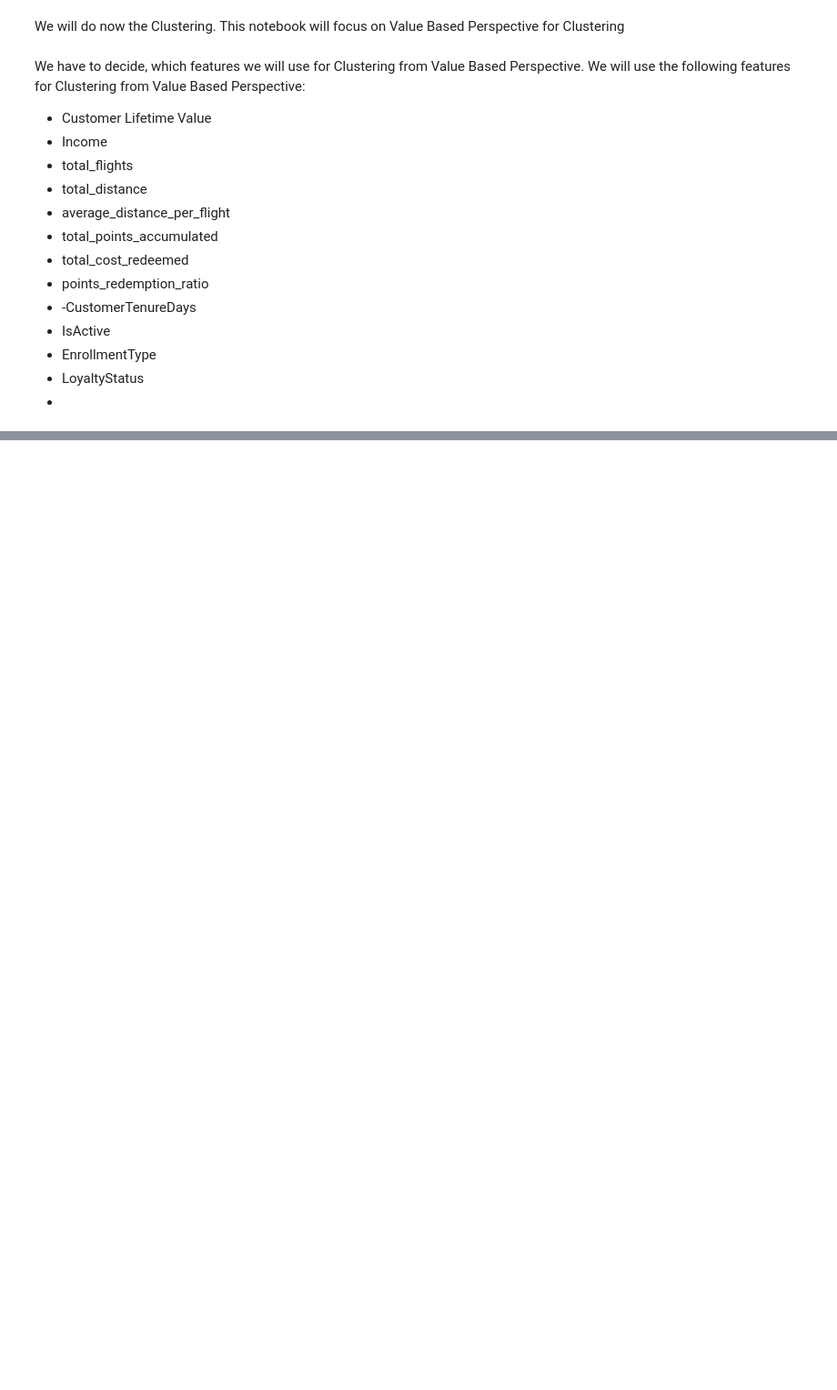
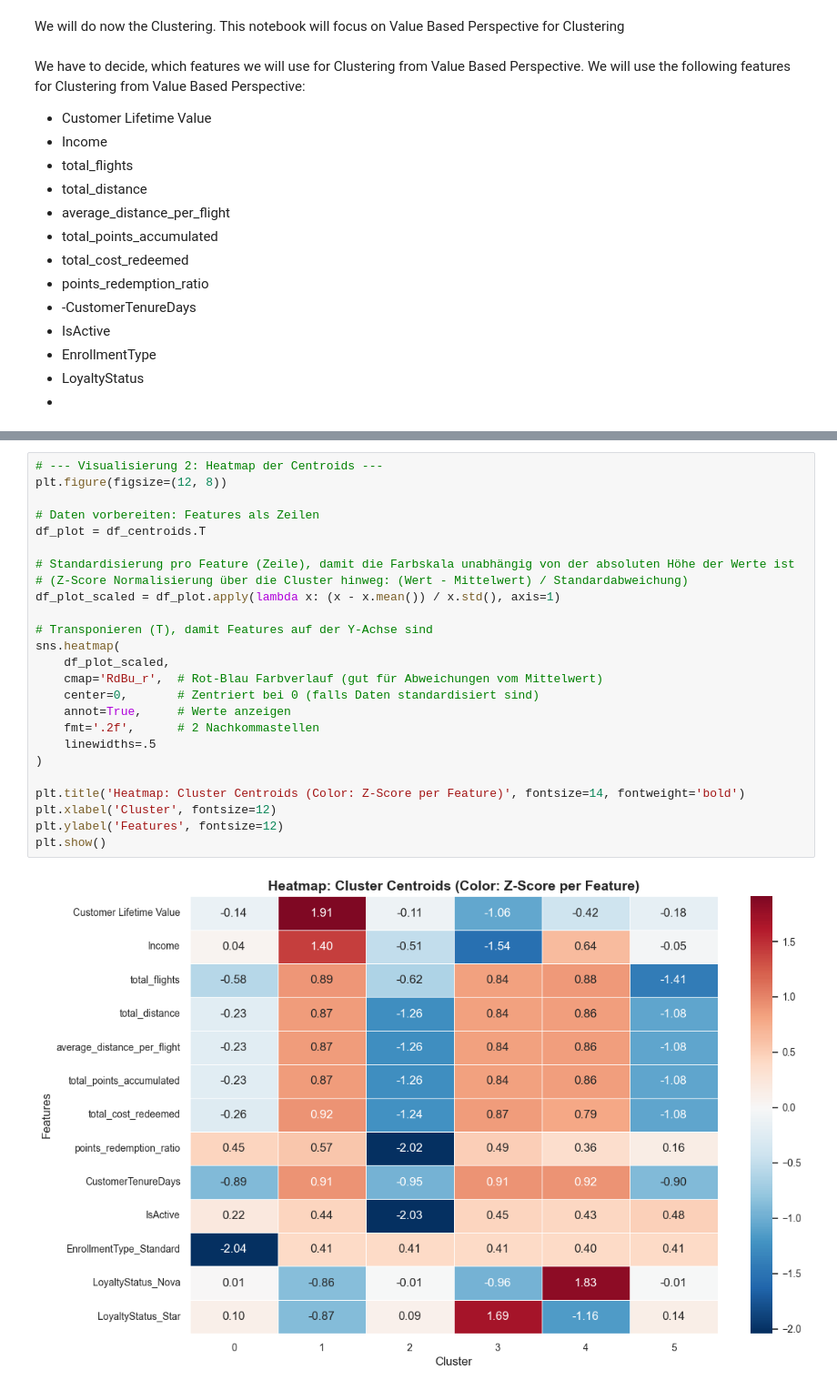
Before and after one commit to Mehmet1700/DataMining2025, a Jupyter notebook: notebooks_deliverable2/01_Clustering_Value_Based.ipynb, the cells around one changed output, grey strips where cells are left out. Shown at 91% size. Drawn from its saved outputs; the diff is of its cells as text; blank space fills up the shorter version.

```diff
--- a/notebooks_deliverable2/01_Clustering_Value_Based.ipynb
+++ b/notebooks_deliverable2/01_Clustering_Value_Based.ipynb
@@ -225,0 +510,27 @@ LoyaltyStatus_Star: Metric
+# %%
+# --- Visualisierung 2: Heatmap der Centroids ---
+plt.figure(figsize=(12, 8))
+
+# Daten vorbereiten: Features als Zeilen
+df_plot = df_centroids.T
+
+# Standardisierung pro Feature (Zeile), damit die Farbskala unabhängig von der absoluten Höhe der Werte ist
+# (Z-Score Normalisierung über die Cluster hinweg: (Wert - Mittelwert) / Standardabweichung)
+df_plot_scaled = df_plot.apply(lambda x: (x - x.mean()) / x.std(), axis=1)
+
+# Transponieren (T), damit Features auf der Y-Achse sind
+sns.heatmap(
+    df_plot_scaled,
+    cmap='RdBu_r',  # Rot-Blau Farbverlauf (gut für Abweichungen vom Mittelwert)
+    center=0,       # Zentriert bei 0 (falls Daten standardisiert sind)
+    annot=True,     # Werte anzeigen
+    fmt='.2f',      # 2 Nachkommastellen
+    linewidths=.5
+)
+
+plt.title('Heatmap: Cluster Centroids (Color: Z-Score per Feature)', fontsize=14, fontweight='bold')
+plt.xlabel('Cluster', fontsize=12)
+plt.ylabel('Features', fontsize=12)
+plt.show()
+# %% [output]
+[figure, added]
```
Also changed, not shown: parts of 43 cells of this notebook, 1 other file.
